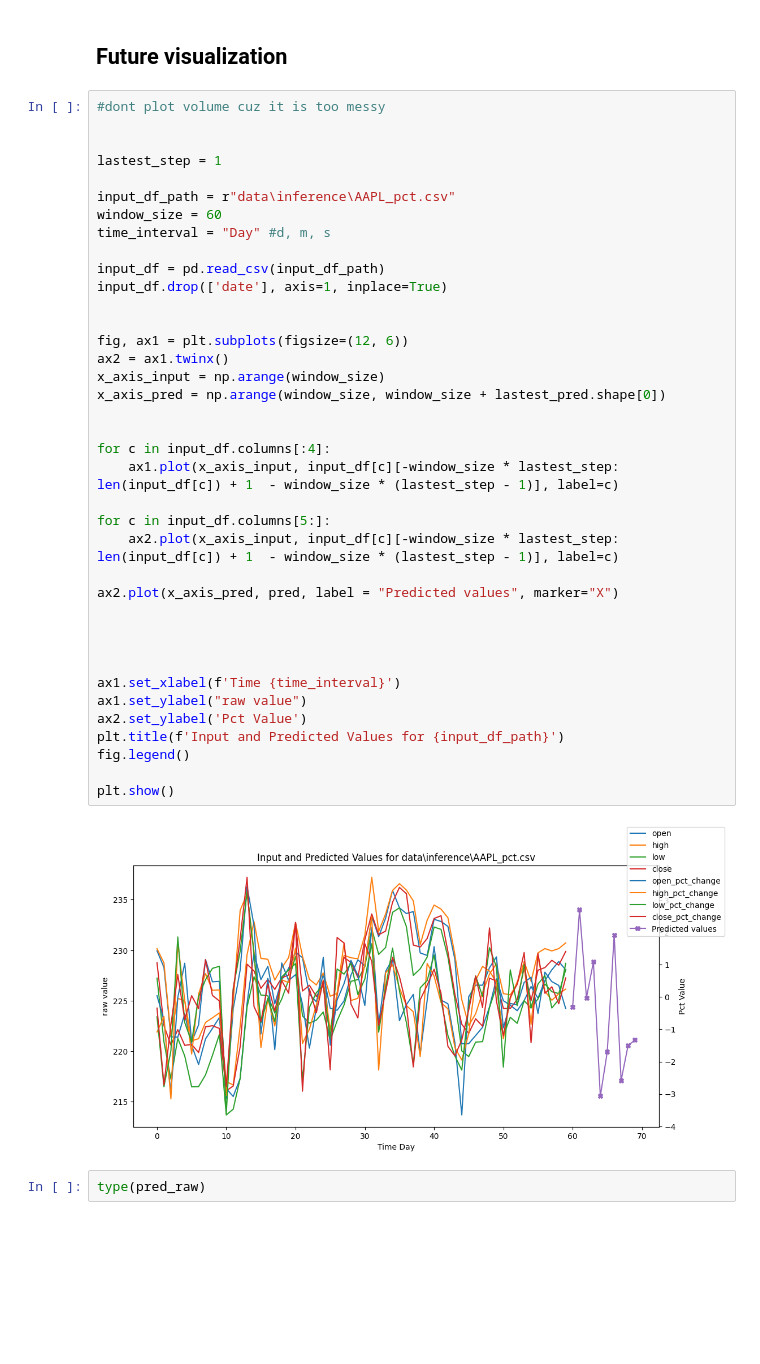
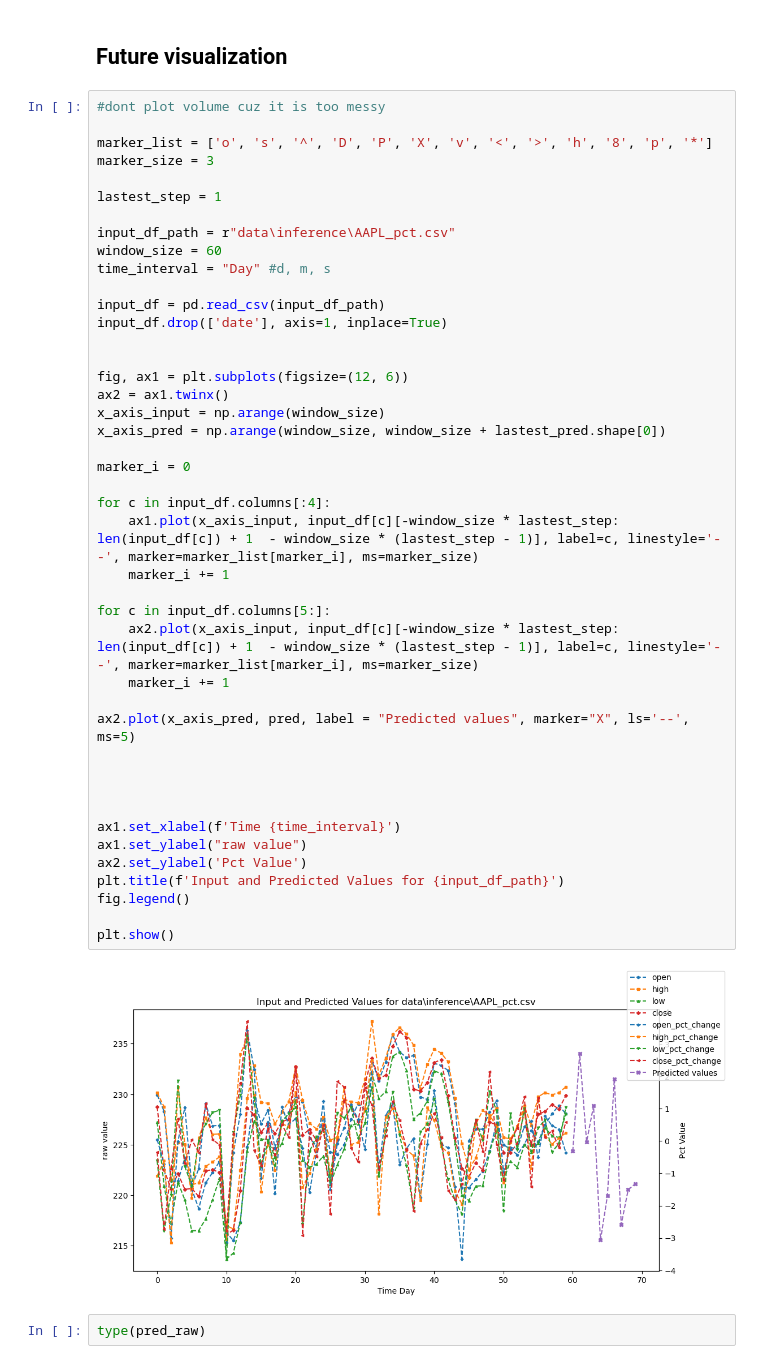
Before and after one commit to vincent05r/Stock_models_transformer, a Jupyter notebook: inference_results.ipynb, the cells around one changed output. Cells and saved outputs as stored; diff of their text form; blank space fills up the shorter version.

```diff
--- a/inference_results.ipynb
+++ b/inference_results.ipynb
@@ -96,43 +96,48 @@ pred_raw.shape
 # %%
 #dont plot volume cuz it is too messy
 
+marker_list = ['o', 's', '^', 'D', 'P', 'X', 'v', '<', '>', 'h', '8', 'p', '*']
+marker_size = 3
 
 lastest_step = 1
 
 input_df_path = r"data\inference\AAPL_pct.csv"
 window_size = 60
 time_interval = "Day" #d, m, s
 
 input_df = pd.read_csv(input_df_path)
 input_df.drop(['date'], axis=1, inplace=True)
 
 
 fig, ax1 = plt.subplots(figsize=(12, 6))
 ax2 = ax1.twinx()
 x_axis_input = np.arange(window_size)
 x_axis_pred = np.arange(window_size, window_size + lastest_pred.shape[0])
 
+marker_i = 0
 
 for c in input_df.columns[:4]:
-    ax1.plot(x_axis_input, input_df[c][-window_size * lastest_step: len(input_df[c]) + 1  - window_size * (lastest_step - 1)], label=c)
+    ax1.plot(x_axis_input, input_df[c][-window_size * lastest_step: len(input_df[c]) + 1  - window_size * (lastest_step - 1)], label=c, linestyle='--', marker=marker_list[marker_i], ms=marker_size)
+    marker_i += 1
 
 for c in input_df.columns[5:]:
-    ax2.plot(x_axis_input, input_df[c][-window_size * lastest_step: len(input_df[c]) + 1  - window_size * (lastest_step - 1)], label=c)
+    ax2.plot(x_axis_input, input_df[c][-window_size * lastest_step: len(input_df[c]) + 1  - window_size * (lastest_step - 1)], label=c, linestyle='--', marker=marker_list[marker_i], ms=marker_size)
+    marker_i += 1
 
-ax2.plot(x_axis_pred, pred, label = "Predicted values", marker="X")
+ax2.plot(x_axis_pred, pred, label = "Predicted values", marker="X", ls='--', ms=5)
 
 
 
 
 ax1.set_xlabel(f'Time {time_interval}')
 ax1.set_ylabel("raw value")
 ax2.set_ylabel('Pct Value')
 plt.title(f'Input and Predicted Values for {input_df_path}')
 fig.legend()
 
 plt.show()
 # %% [output]
-[figure, old version]
+[figure, new version]
 # %%
 type(pred_raw)
 # %% [output]
```
